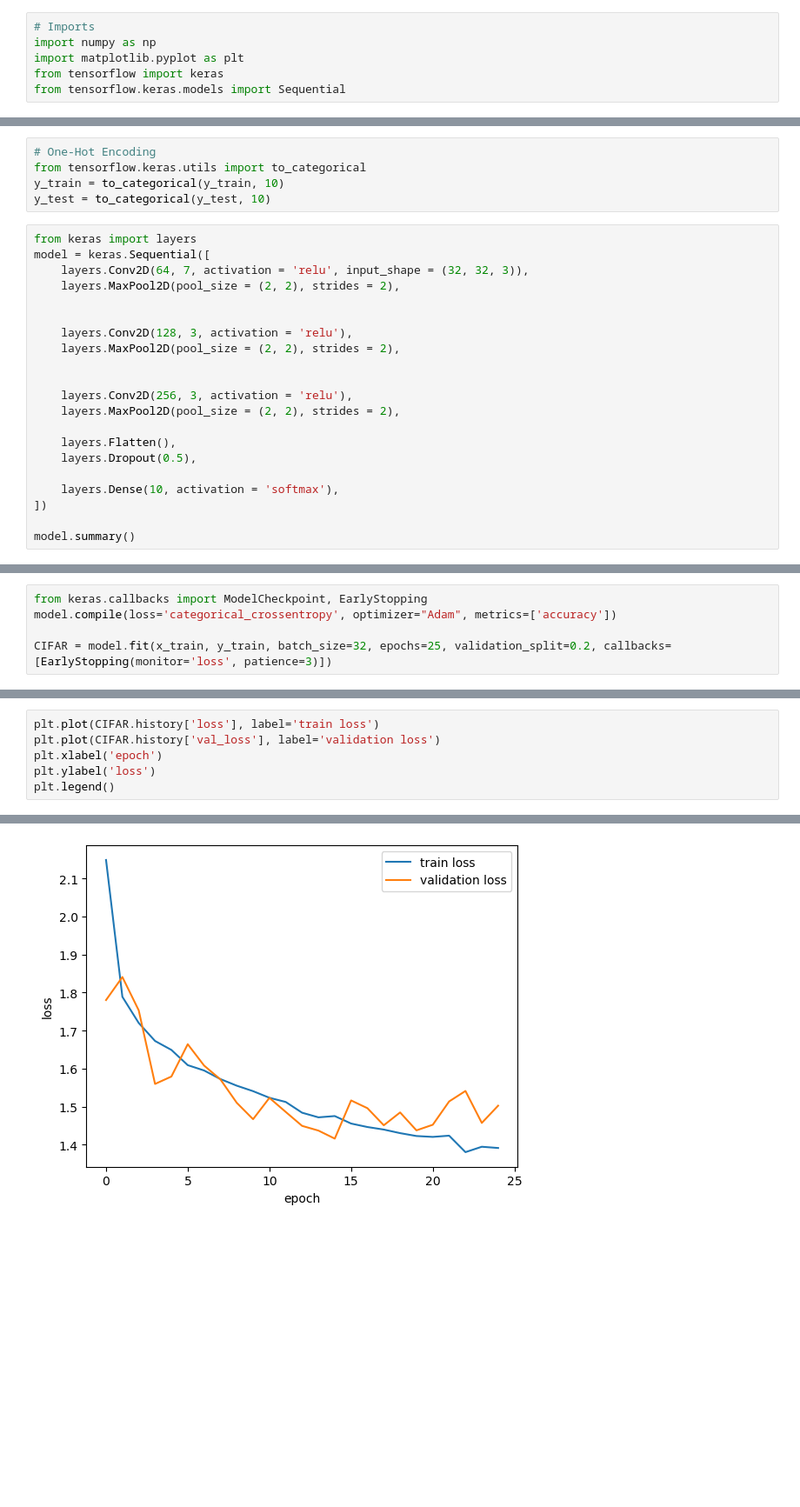
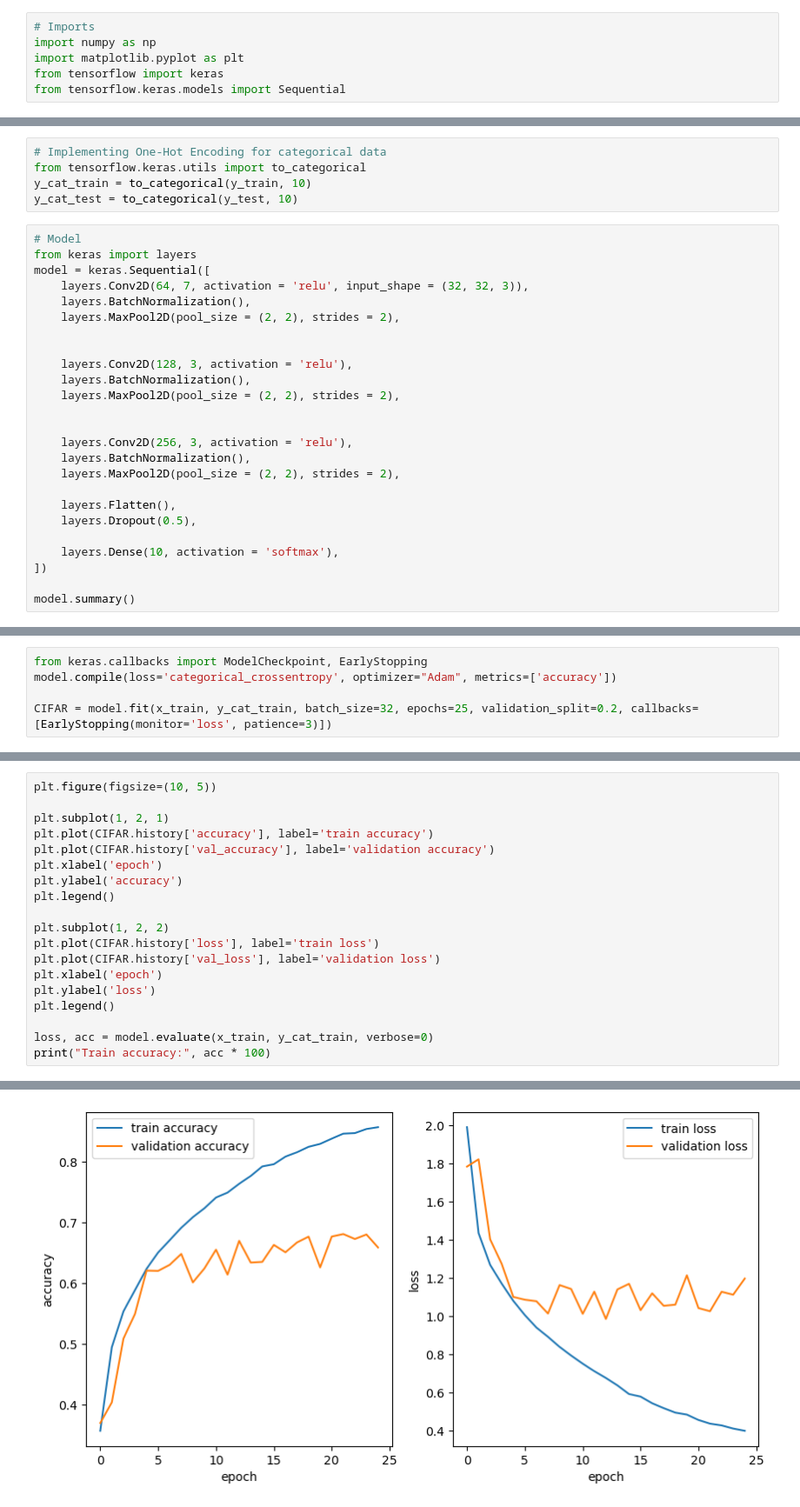
Before and after one commit to Lai-Justin/Keras-CIFAR-10-CNN, a Jupyter notebook: main.ipynb, the cells around one changed output, grey strips where cells are left out. Shown at 87% size. Cells and saved outputs as stored; diff of their text form; blank space fills up the shorter version.

```diff
--- a/main.ipynb
+++ b/main.ipynb
@@ -25,20 +18,24 @@ For this model,
 # %%
-# One-Hot Encoding
+# Implementing One-Hot Encoding for categorical data
 from tensorflow.keras.utils import to_categorical
-y_train = to_categorical(y_train, 10)
-y_test = to_categorical(y_test, 10)
+y_cat_train = to_categorical(y_train, 10)
+y_cat_test = to_categorical(y_test, 10)
 # %%
+# Model
 from keras import layers
 model = keras.Sequential([
     layers.Conv2D(64, 7, activation = 'relu', input_shape = (32, 32, 3)),
+    layers.BatchNormalization(),
     layers.MaxPool2D(pool_size = (2, 2), strides = 2),
 
 
     layers.Conv2D(128, 3, activation = 'relu'),
+    layers.BatchNormalization(),
     layers.MaxPool2D(pool_size = (2, 2), strides = 2),
 
 
     layers.Conv2D(256, 3, activation = 'relu'),
+    layers.BatchNormalization(),
     layers.MaxPool2D(pool_size = (2, 2), strides = 2),
 
     layers.Flatten(),
@@ -70,6 +67,6 @@ _________________________________________________________________
 from keras.callbacks import ModelCheckpoint, EarlyStopping
 model.compile(loss='categorical_crossentropy', optimizer="Adam", metrics=['accuracy'])
 
-CIFAR = model.fit(x_train, y_train, batch_size=32, epochs=25, validation_split=0.2, callbacks=[EarlyStopping(monitor='loss', patience=3)])
+CIFAR = model.fit(x_train, y_cat_train, batch_size=32, epochs=25, validation_split=0.2, callbacks=[EarlyStopping(monitor='loss', patience=3)])
 # %% [output]
 Epoch 1/25
@@ -92,7 +91,20 @@ Epoch 25/25
 # %%
+plt.figure(figsize=(10, 5))
+
+plt.subplot(1, 2, 1)
+plt.plot(CIFAR.history['accuracy'], label='train accuracy')
+plt.plot(CIFAR.history['val_accuracy'], label='validation accuracy')
+plt.xlabel('epoch')
+plt.ylabel('accuracy')
+plt.legend()
+
+plt.subplot(1, 2, 2)
 plt.plot(CIFAR.history['loss'], label='train loss')
 plt.plot(CIFAR.history['val_loss'], label='validation loss')
 plt.xlabel('epoch')
 plt.ylabel('loss')
 plt.legend()
+
+loss, acc = model.evaluate(x_train, y_cat_train, verbose=0)
+print("Train accuracy:", acc * 100)
 # %% [output]
@@ -100 +112 @@ plt.legend()
-[figure, old version]
+[figure, new version]
```
Also changed, not shown: parts of 11 cells of this notebook.
